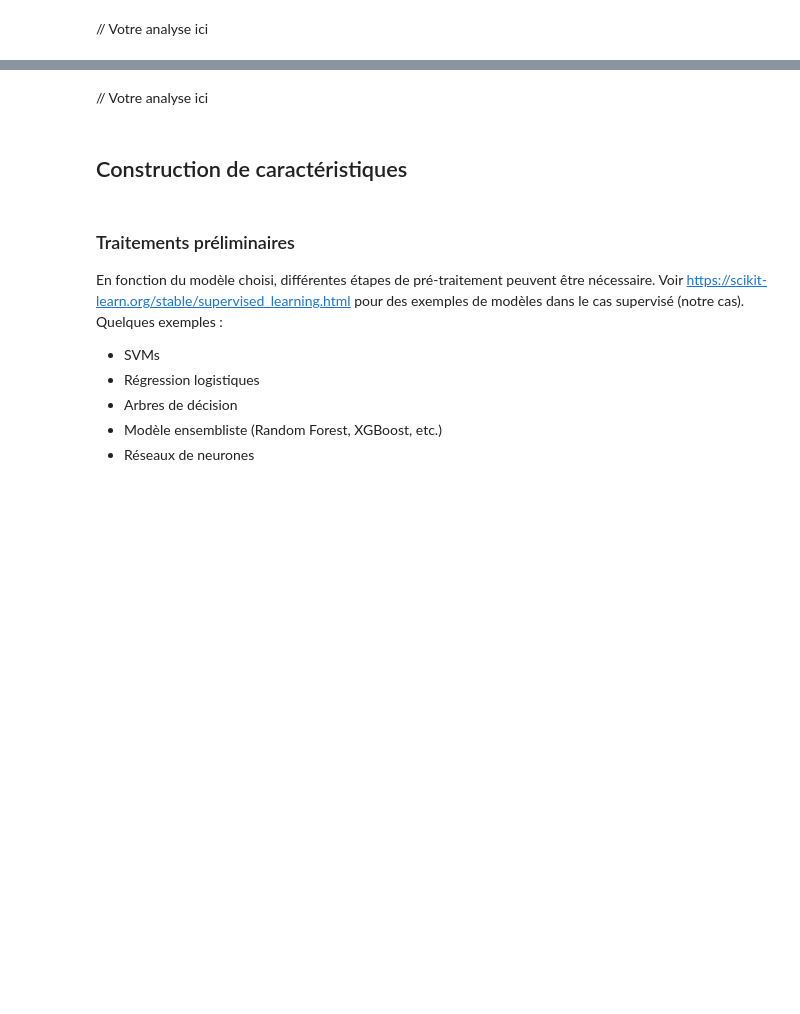
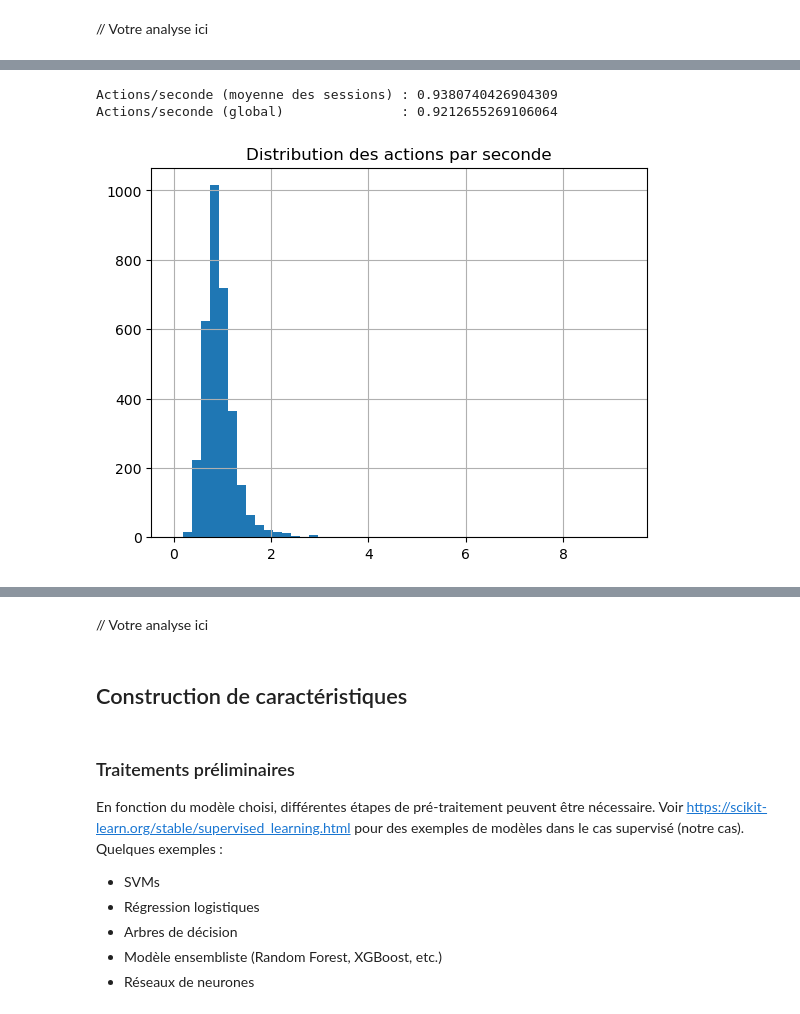
Before and after one commit to anastber/qui-utilise-mon-appli, a Jupyter notebook: BE_CS1_indications.ipynb, the cells around one changed output, grey strips where cells are left out. Drawn from its saved outputs; the diff is of its cells as text; code cells hidden in the pictures; blank space fills up the shorter version.

```diff
--- a/BE_CS1_indications.ipynb
+++ b/BE_CS1_indications.ipynb
@@ -148,3 +261,15 @@ def browsers_per_player(df):
+# %%
+
+sessions['actions_par_s'] = sessions['nb_actions'] / sessions['duree']
+print("Actions/seconde (moyenne des sessions) :", sessions['actions_par_s'].mean())
+print("Actions/seconde (global)               :", sessions['nb_actions'].sum() / sessions['duree'].sum())
+sessions['actions_par_s'].hist(bins=50)
+plt.title("Distribution des actions par seconde")
+plt.show()
+# %% [output]
+Actions/seconde (moyenne des sessions) : 0.9380740426904309
+Actions/seconde (global)               : 0.9212655269106064
+[figure, added]
 # %%
 @markdown_table(headNtail=True, title="Stats: Y distribution")
 def get_Y_stats(df):
```
Also changed, not shown: parts of 11 cells of this notebook.
